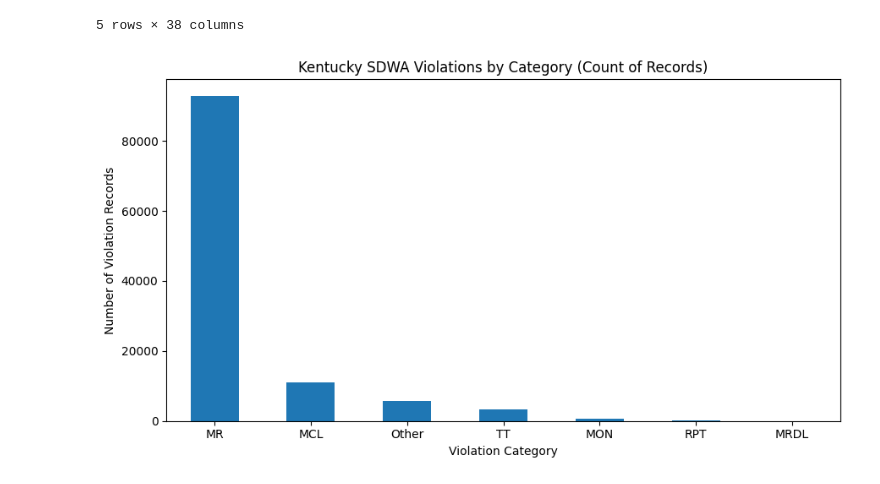
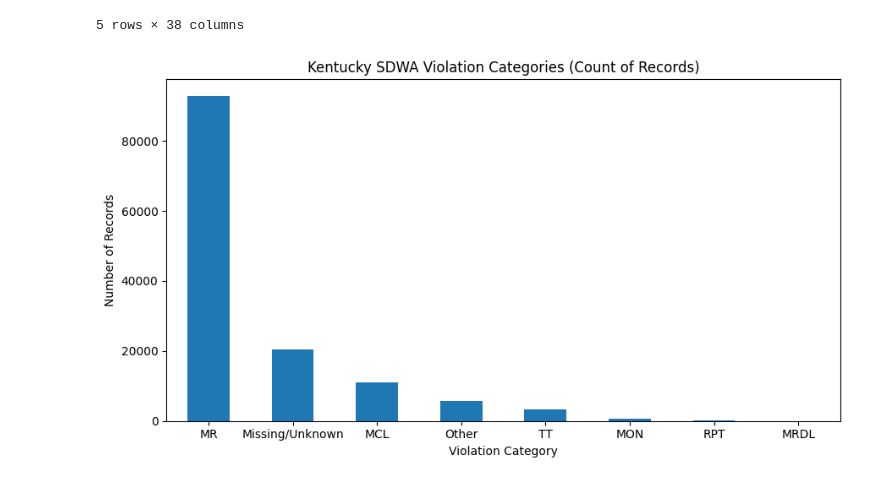
Before and after one commit to amydaniel24/kentucky_water_quality_analysis, a Jupyter notebook: notebooks/keystone_water_ky.ipynb, the cells around one changed output. Saved outputs shown, nothing was run; the diff lists cells and outputs as text; code cells hidden in the pictures.

Commit message:
Finished poishing week 2 charts

```diff
--- a/notebooks/keystone_water_ky.ipynb
+++ b/notebooks/keystone_water_ky.ipynb
@@ -634,19 +634,20 @@ violations.head()
 | 189 | 2025Q3 | KY0010082 | 6244803 | NaN | 07/01/2003 | 09/30/2003 | ... |
 | 190 | 2025Q3 | KY0010082 | 6469304 | NaN | 01/01/2004 | 03/31/2004 | ... |
 5 rows × 38 columns
-# %%
-ky = violations[violations["pwsid"].astype(str).str.startswith("KY")].copy()
-
-counts = ky["violation_category"].value_counts().sort_values(ascending=False)
-
-plt.figure(figsize=(9,5))
-counts.plot(kind="bar")
-plt.title("Kentucky SDWA Violations by Category (Count of Records)")
-plt.xlabel("Violation Category")
-plt.ylabel("Number of Violation Records")
-plt.xticks(rotation=0)
-
-save_plot("polished_bar_violation_categories.png")
-plt.show()
-# %% [output]
-[figure, removed]
+# %%
+
+cat = violations["violation_category"].fillna("Missing/Unknown")
+
+counts = cat.value_counts().sort_values(ascending=False)
+
+plt.figure(figsize=(9, 5))
+counts.plot(kind="bar")
+plt.title("Kentucky SDWA Violation Categories (Count of Records)")
+plt.xlabel("Violation Category")
+plt.ylabel("Number of Records")
+plt.xticks(rotation=0)
+
+save_plot("week4_polished_bar_violation_categories.png")
+plt.show()
+# %% [output]
+[figure, added]
```
Also changed, not shown: parts of 16 cells of this notebook, 4 other files.
